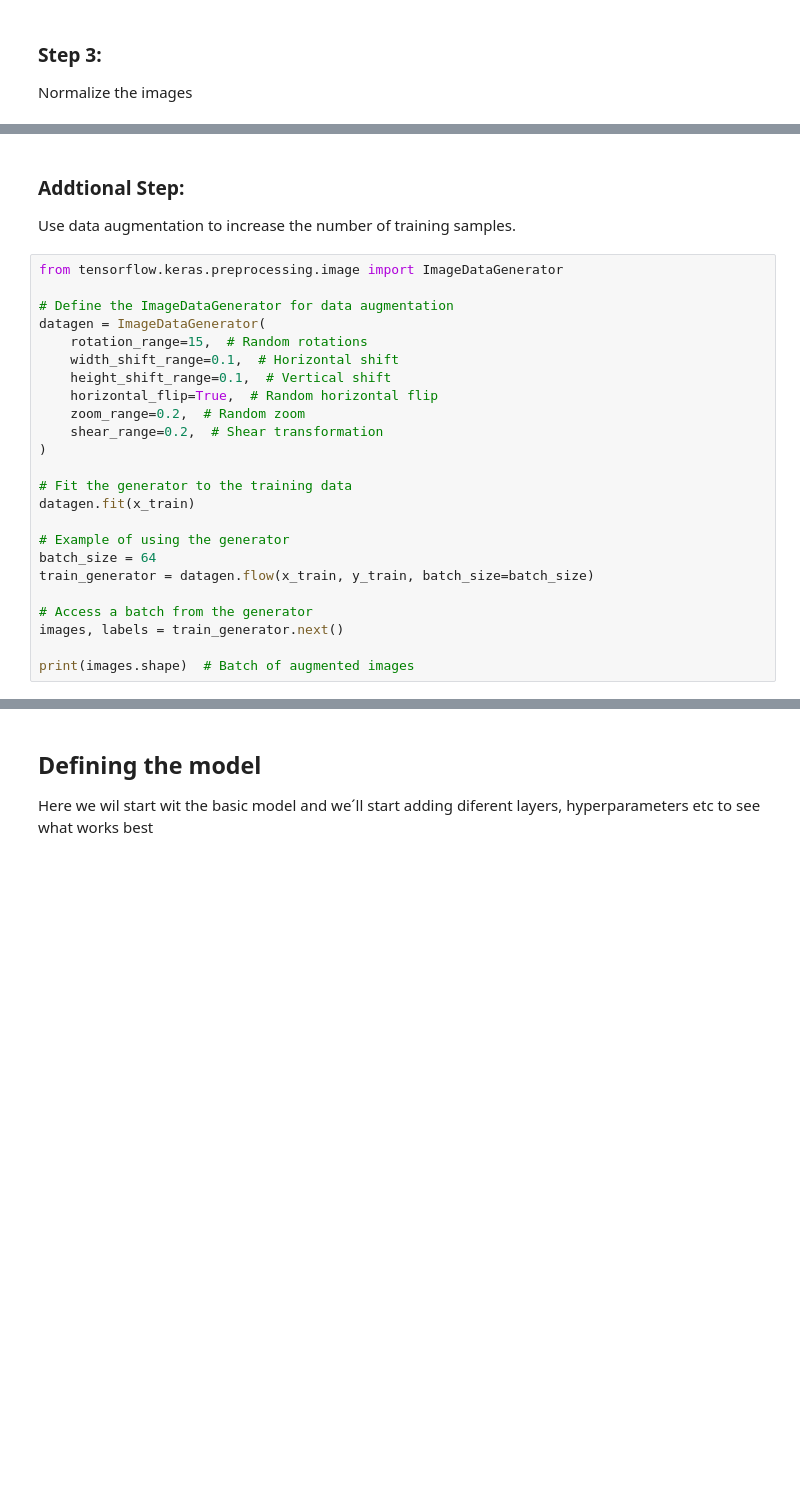
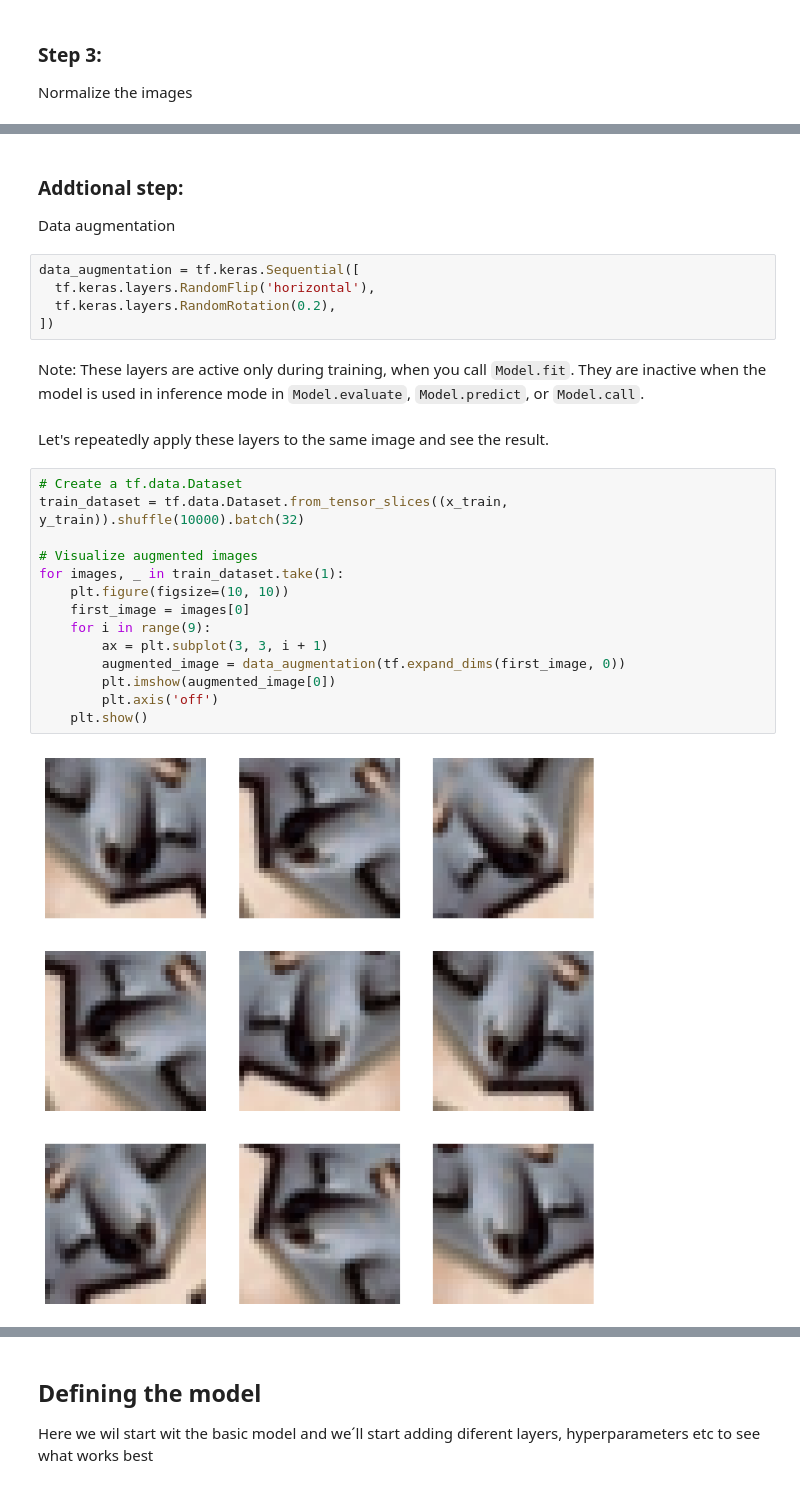
Before and after one commit to Grimngor/Image_Classification_CNN-G3, a Jupyter notebook: CNN_Project_augmented.ipynb, the cells around one changed output, grey strips where cells are left out. Cells and saved outputs as stored; diff of their text form; blank space fills up the shorter version.

Commit message:
Javi_CNN_augmented

```diff
--- a/CNN_Project_augmented.ipynb
+++ b/CNN_Project_augmented.ipynb
@@ -68,28 +85,29 @@ print(x_test.shape)
-# %% [markdown]
-### Addtional Step:
-
-Use data augmentation to increase the number of training samples.
-# %%
-from tensorflow.keras.preprocessing.image import ImageDataGenerator
-
-# Define the ImageDataGenerator for data augmentation
-datagen = ImageDataGenerator(
-    rotation_range=15,  # Random rotations
-    width_shift_range=0.1,  # Horizontal shift
-    height_shift_range=0.1,  # Vertical shift
-    horizontal_flip=True,  # Random horizontal flip
-    zoom_range=0.2,  # Random zoom
-    shear_range=0.2,  # Shear transformation
-)
-
-# Fit the generator to the training data
-datagen.fit(x_train)
-
-# Example of using the generator
-batch_size = 64
-train_generator = datagen.flow(x_train, y_train, batch_size=batch_size)
-
-# Access a batch from the generator
-images, labels = train_generator.next()
-
-print(images.shape)  # Batch of augmented images
+# %% [markdown]
+### Addtional step:
+
+Data augmentation
+# %%
+data_augmentation = tf.keras.Sequential([
+  tf.keras.layers.RandomFlip('horizontal'),
+  tf.keras.layers.RandomRotation(0.2),
+])
+# %% [markdown]
+Note: These layers are active only during training, when you call `Model.fit`. They are inactive when the model is used in inference mode in `Model.evaluate`, `Model.predict`, or `Model.call`.
+# %% [markdown]
+Let's repeatedly apply these layers to the same image and see the result.
+# %%
+# Create a tf.data.Dataset
+train_dataset = tf.data.Dataset.from_tensor_slices((x_train, y_train)).shuffle(10000).batch(32)
+
+# Visualize augmented images
+for images, _ in train_dataset.take(1):
+    plt.figure(figsize=(10, 10))
+    first_image = images[0]
+    for i in range(9):
+        ax = plt.subplot(3, 3, i + 1)
+        augmented_image = data_augmentation(tf.expand_dims(first_image, 0))
+        plt.imshow(augmented_image[0])
+        plt.axis('off')
+    plt.show()
+# %% [output]
+[figure, added]
```
Also changed, not shown: parts of 14 cells of this notebook, 1 other file.
